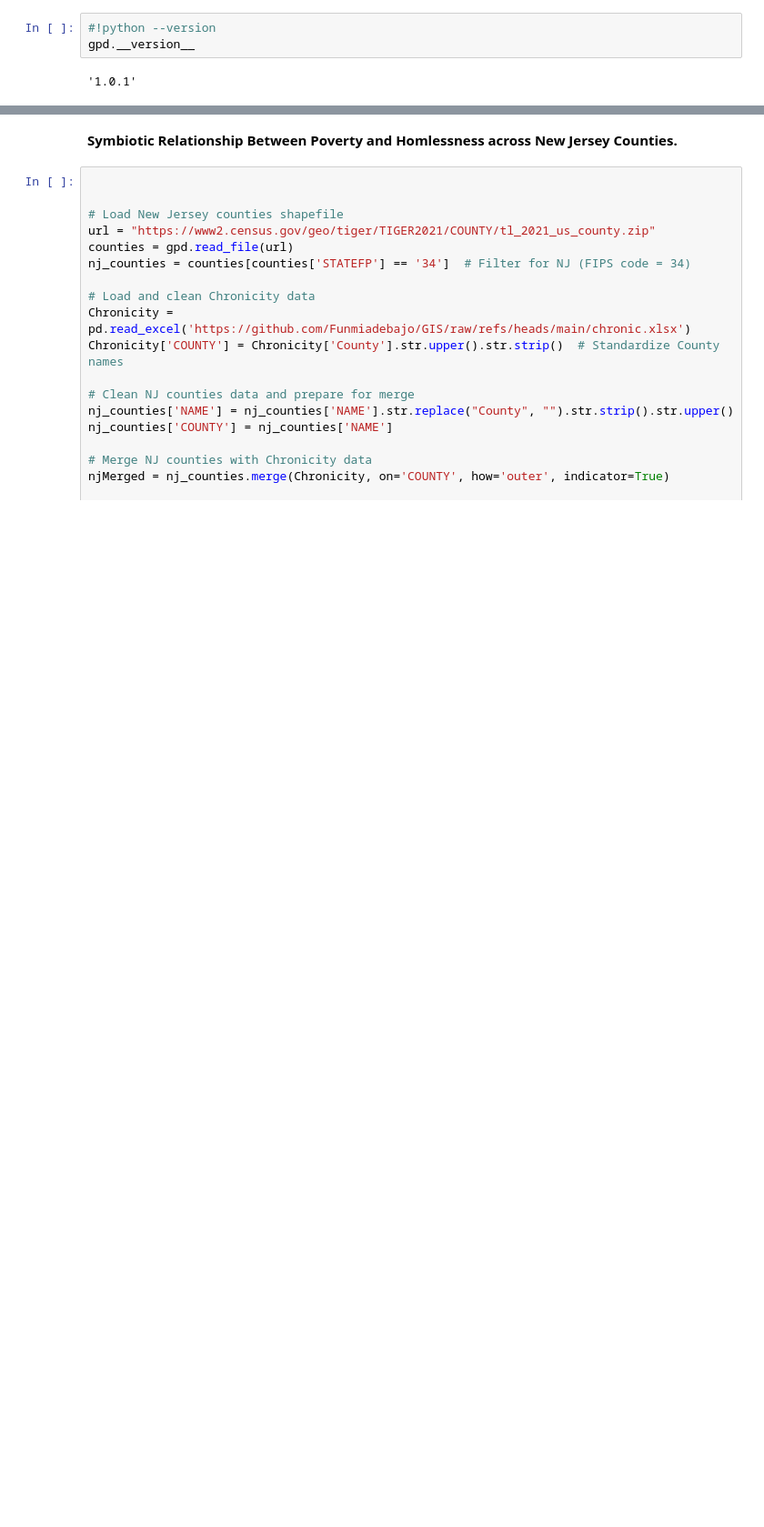
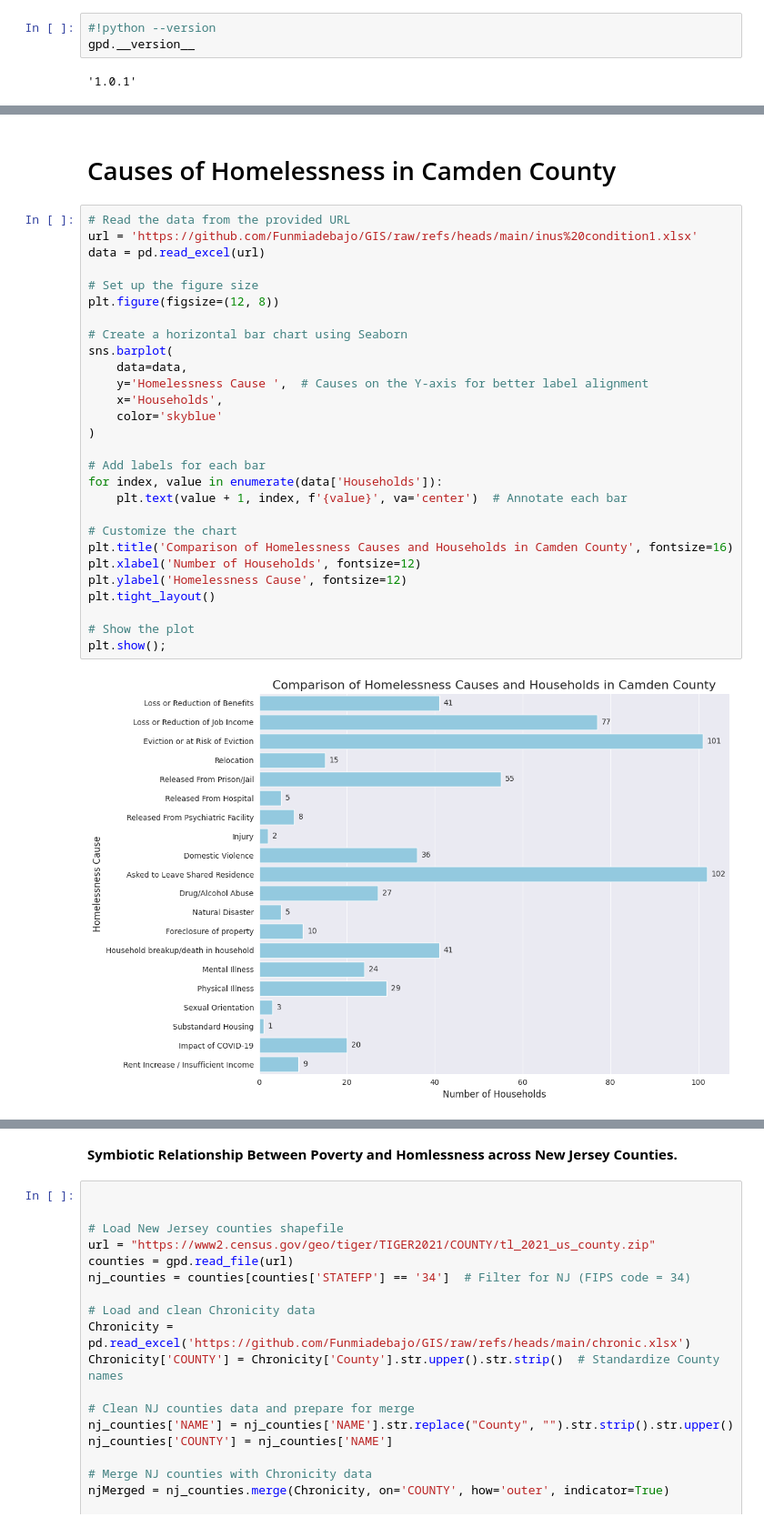
Before and after one commit to Funmiadebajo/GIS, a Jupyter notebook: PS4.ipynb, the cells around one changed output, grey strips where cells are left out. Shown at 91% size. Cells and saved outputs as stored; diff of their text form; blank space fills up the shorter version.

```diff
--- a/PS4.ipynb
+++ b/PS4.ipynb
@@ -49,0 +78,32 @@ gpd.__version__
+# %% [markdown]
+# Causes of Homelessness in Camden County
+# %%
+# Read the data from the provided URL
+url = 'https://github.com/Funmiadebajo/GIS/raw/refs/heads/main/inus%20condition1.xlsx'
+data = pd.read_excel(url)
+
+# Set up the figure size
+plt.figure(figsize=(12, 8))
+
+# Create a horizontal bar chart using Seaborn
+sns.barplot(
+    data=data,
+    y='Homelessness Cause ',  # Causes on the Y-axis for better label alignment
+    x='Households',
+    color='skyblue'
+)
+
+# Add labels for each bar
+for index, value in enumerate(data['Households']):
+    plt.text(value + 1, index, f'{value}', va='center')  # Annotate each bar
+
+# Customize the chart
+plt.title('Comparison of Homelessness Causes and Households in Camden County', fontsize=16)
+plt.xlabel('Number of Households', fontsize=12)
+plt.ylabel('Homelessness Cause', fontsize=12)
+plt.tight_layout()
+
+# Show the plot
+plt.show();
+# %% [output]
+[figure, added]
```
Also changed, not shown: parts of 36 cells of this notebook.
